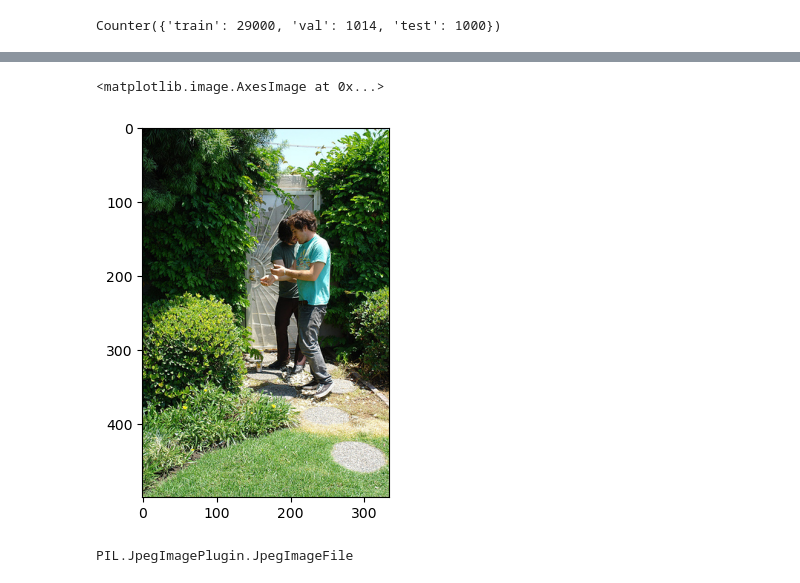
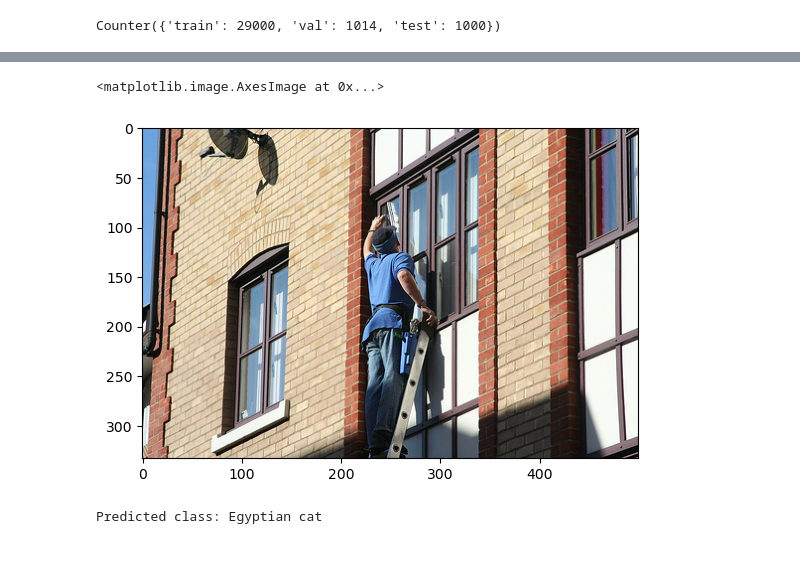
Before and after one commit to kwokkenton/captioning, a Jupyter notebook: notebooks/explore_dataset.ipynb, the cells around one changed output, grey strips where cells are left out. Cells and saved outputs as stored; diff of their text form; code cells hidden in the pictures; blank space fills up the shorter version.

```diff
--- a/notebooks/explore_dataset.ipynb
+++ b/notebooks/explore_dataset.ipynb
@@ -59,14 +51,28 @@ TypeError: Flickr30k.__init__() missing 1 required positional argument: 'image_t
 # %%
-import torch
-transform = transforms.Compose([transforms.PILToTensor()])
 
-import matplotlib.pyplot as plt
 
-plt.imshow(transform(ds[0][0]).permute(1,2,0))
+
+plt.imshow(ds[3][0].permute(1,2,0))
 # %% [output]
 <matplotlib.image.AxesImage at 0x...>
-[figure, old version]
+[figure, new version]
 # %%
-type(ds[0][0])
+from transformers import ViTImageProcessor, ViTForImageClassification
+
+from PIL import Image
+import requests
+
+url = 'http://images.cocodataset.org/val2017/000000039769.jpg'
+image = Image.open(requests.get(url, stream=True).raw)
+
+processor = ViTImageProcessor.from_pretrained('google/vit-base-patch16-224')
+model = ViTForImageClassification.from_pretrained("google/vit-base-patch16-224")
+
+inputs = processor(images=image, return_tensors="pt")
+outputs = model(**inputs)
+logits = outputs.logits
+# model predicts one of the 1000 ImageNet classes
+predicted_class_idx = logits.argmax(-1).item()
+print("Predicted class:", model.config.id2label[predicted_class_idx])
 # %% [output]
-PIL.JpegImagePlugin.JpegImageFile
+Predicted class: Egyptian cat
```
Also changed, not shown: parts of 15 cells of this notebook, 9 other files.
